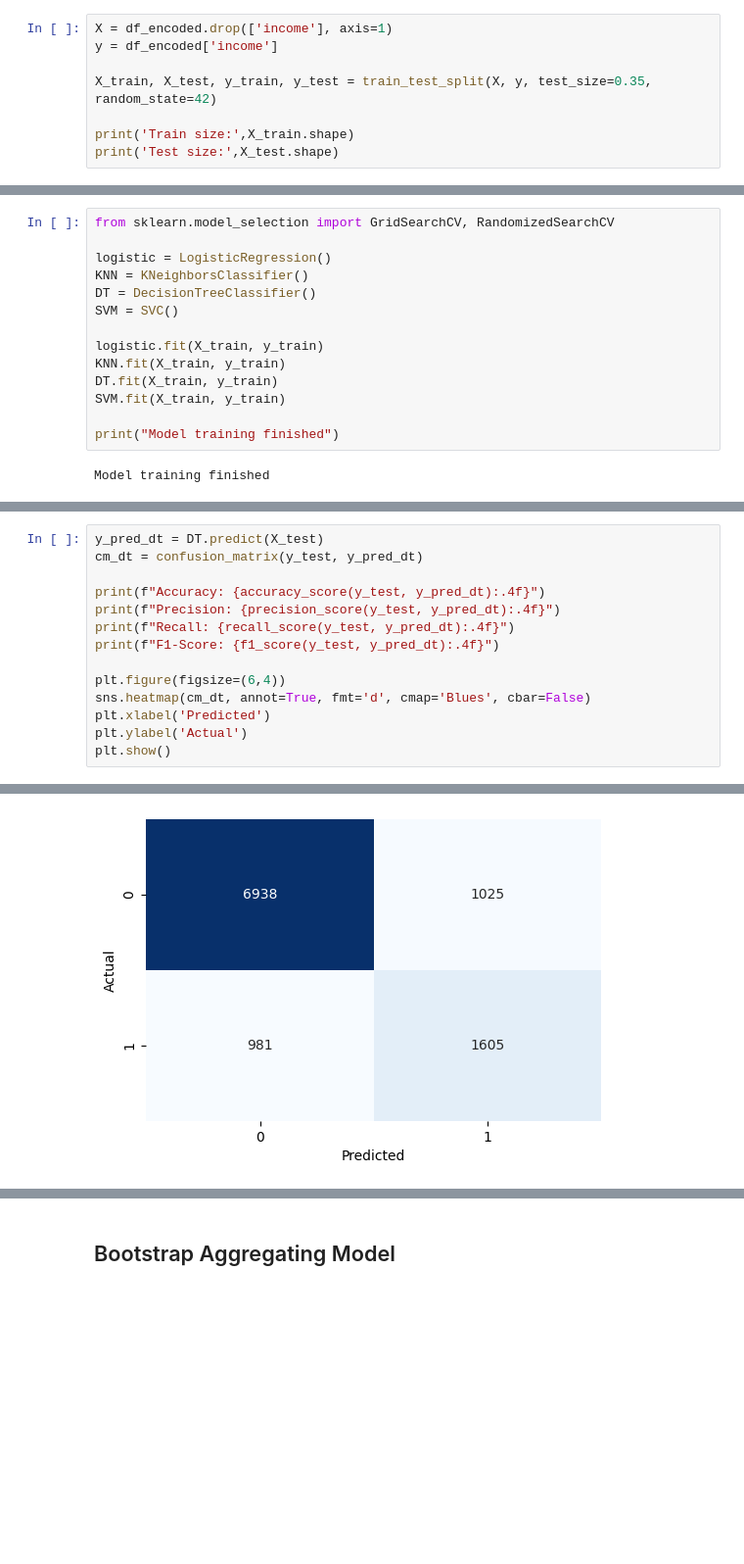
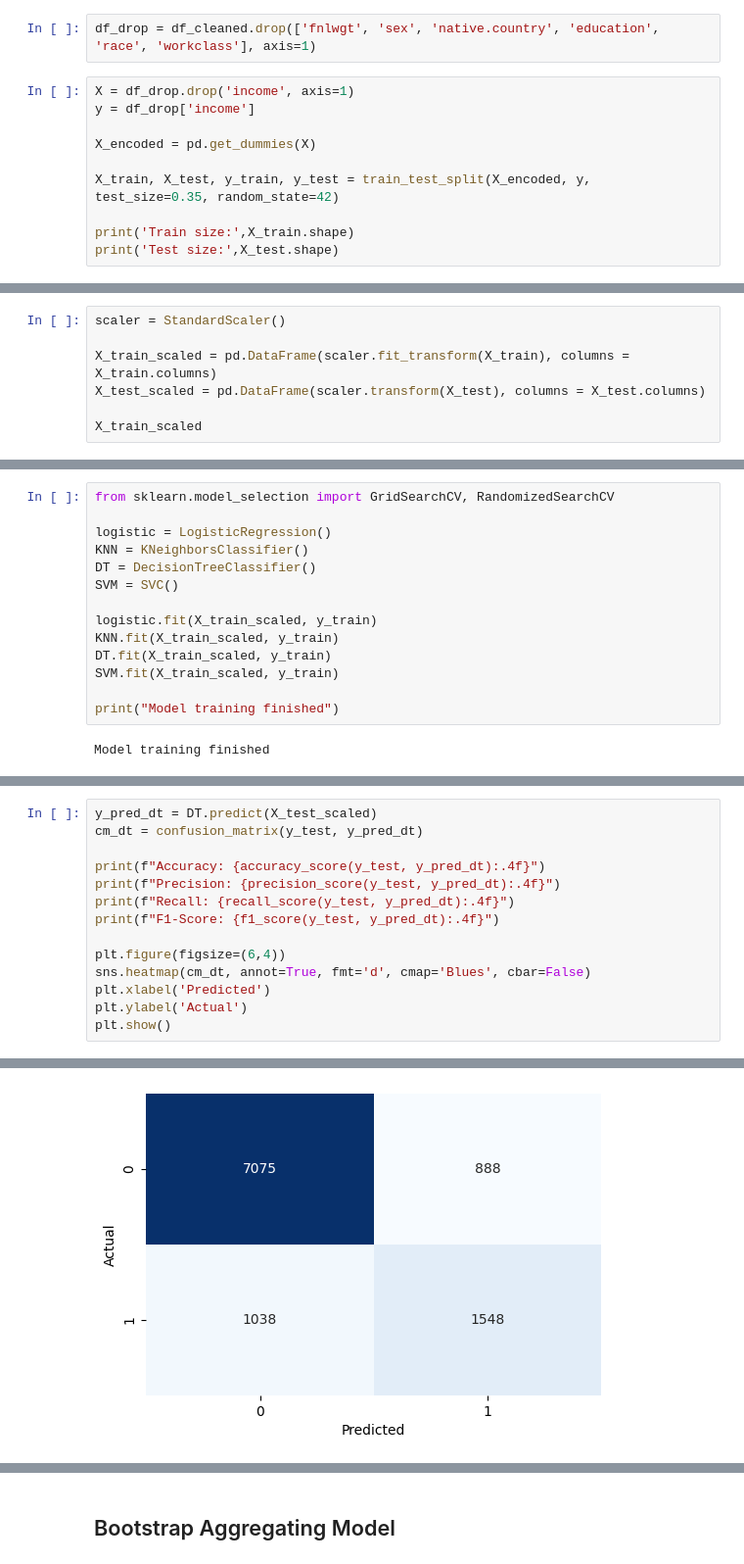
Before and after one commit to FrienDotJava/adult-census-income, a Jupyter notebook: Classification.ipynb, the cells around one changed output, grey strips where cells are left out. Shown: that part at 98% size. Drawn from its saved outputs; the diff is of its cells as text; blank space fills up the shorter version.

```diff
--- a/Classification.ipynb
+++ b/Classification.ipynb
@@ -555,8 +622,12 @@ plt.show()
+# %%
+df_drop = df_cleaned.drop(['fnlwgt', 'sex', 'native.country', 'education', 'race', 'workclass'], axis=1)
 # %%
-X = df_encoded.drop(['income'], axis=1)
-y = df_encoded['income']
+X = df_drop.drop('income', axis=1)
+y = df_drop['income']
 
-X_train, X_test, y_train, y_test = train_test_split(X, y, test_size=0.35, random_state=42)
+X_encoded = pd.get_dummies(X)
+
+X_train, X_test, y_train, y_test = train_test_split(X_encoded, y, test_size=0.35, random_state=42)
 
 print('Train size:',X_train.shape)
 print('Test size:',X_test.shape)
@@ -571,0 +647,7 @@ X_test_pca = pca.transform(X_test)
+# %%
+scaler = StandardScaler()
+
+X_train_scaled = pd.DataFrame(scaler.fit_transform(X_train), columns = X_train.columns)
+X_test_scaled = pd.DataFrame(scaler.transform(X_test), columns = X_test.columns)
+
+X_train_scaled
@@ -581,10 +677,10 @@ KNN = KNeighborsClassifier()
 DT = DecisionTreeClassifier()
 SVM = SVC()
 
-logistic.fit(X_train, y_train)
-KNN.fit(X_train, y_train)
-DT.fit(X_train, y_train)
-SVM.fit(X_train, y_train)
+logistic.fit(X_train_scaled, y_train)
+KNN.fit(X_train_scaled, y_train)
+DT.fit(X_train_scaled, y_train)
+SVM.fit(X_train_scaled, y_train)
 
 print("Model training finished")
 # %% [output]
@@ -631,6 +727,6 @@ F1-Score: 0.6359
 [figure]
 # %%
-y_pred_dt = DT.predict(X_test)
+y_pred_dt = DT.predict(X_test_scaled)
 cm_dt = confusion_matrix(y_test, y_pred_dt)
 
 print(f"Accuracy: {accuracy_score(y_test, y_pred_dt):.4f}")
@@ -651,2 +747,2 @@ F1-Score: 0.6154
-[figure, old version]
+[figure, new version]
 # %%
```
Also changed, not shown: parts of 36 cells of this notebook, 2 other files.
